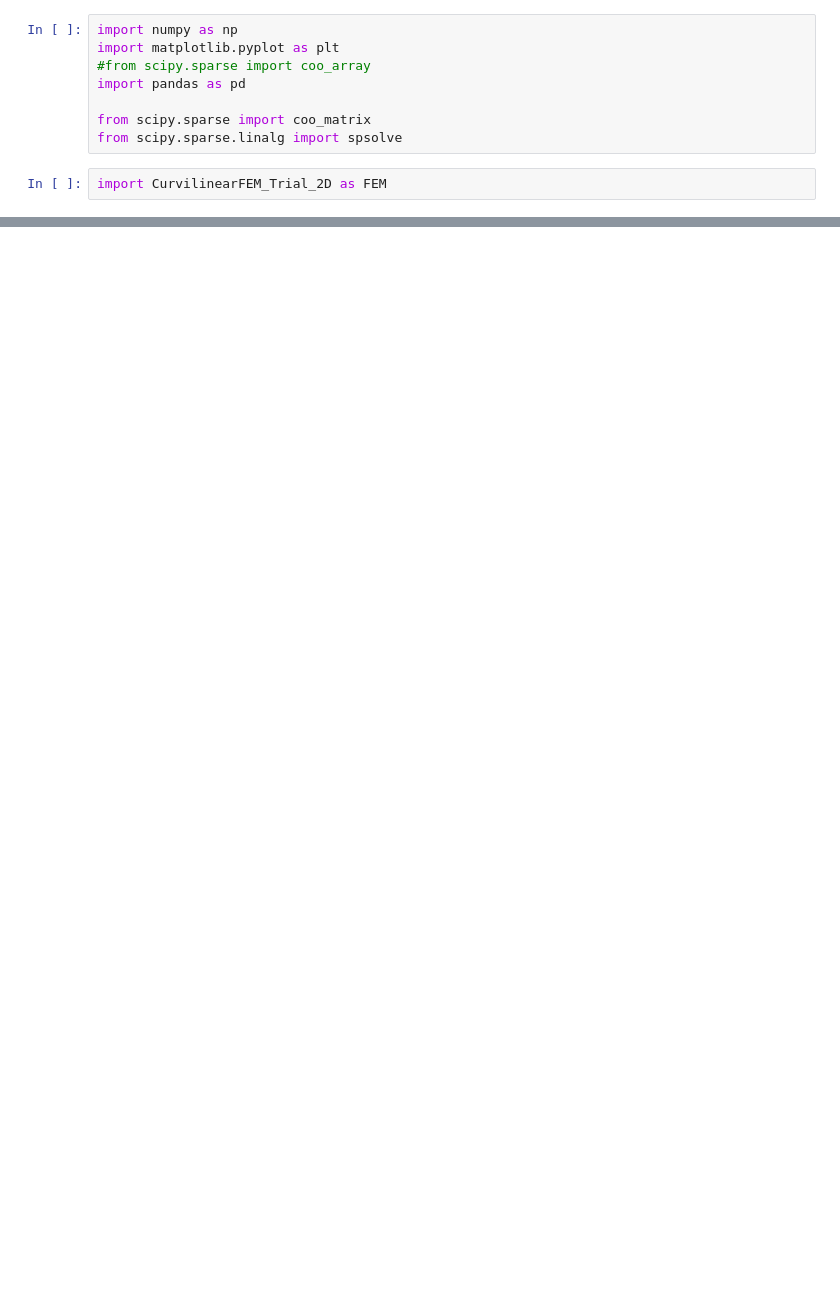
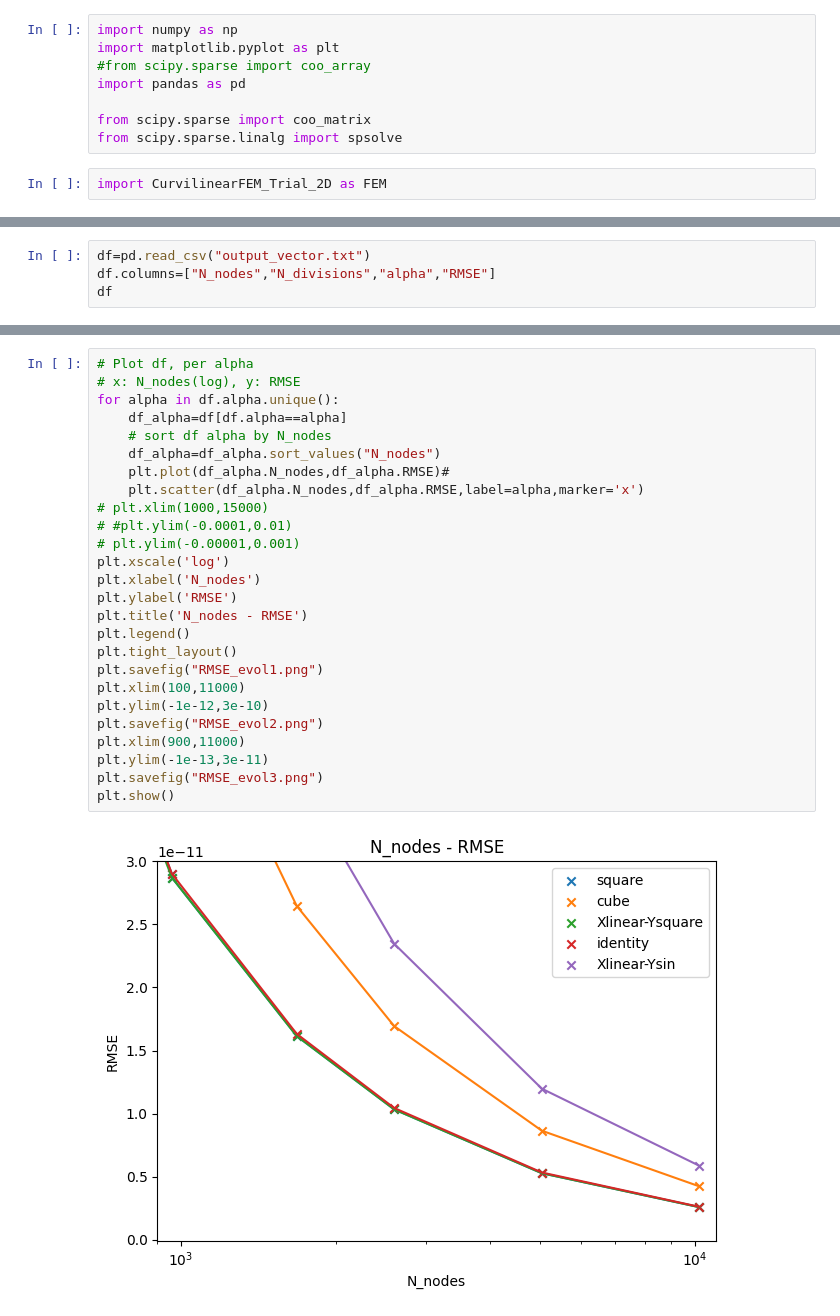
Before and after one commit to IsaAndIna/CurvilinearFEM_master, a Jupyter notebook: trial.ipynb, the cells around one changed output, grey strips where cells are left out. Saved outputs shown, nothing was run; the diff lists cells and outputs as text; blank space fills up the shorter version.

```diff
--- a/trial.ipynb
+++ b/trial.ipynb
@@ -46,0 +61,4 @@ N_divisions=5 N_divisions
+# %%
+df=pd.read_csv("output_vector.txt")
+df.columns=["N_nodes","N_divisions","alpha","RMSE"]
+df
@@ -46,0 +83,28 @@ N_divisions=5 N_divisions
+# %%
+# Plot df, per alpha
+# x: N_nodes(log), y: RMSE
+for alpha in df.alpha.unique():
+    df_alpha=df[df.alpha==alpha]
+    # sort df alpha by N_nodes
+    df_alpha=df_alpha.sort_values("N_nodes")
+    plt.plot(df_alpha.N_nodes,df_alpha.RMSE)#
+    plt.scatter(df_alpha.N_nodes,df_alpha.RMSE,label=alpha,marker='x')
+# plt.xlim(1000,15000)
+# #plt.ylim(-0.0001,0.01)
+# plt.ylim(-0.00001,0.001)
+plt.xscale('log')
+plt.xlabel('N_nodes')
+plt.ylabel('RMSE')
+plt.title('N_nodes - RMSE')
+plt.legend()
+plt.tight_layout()
+plt.savefig("RMSE_evol1.png")
+plt.xlim(100,11000)
+plt.ylim(-1e-12,3e-10)
+plt.savefig("RMSE_evol2.png")
+plt.xlim(900,11000)
+plt.ylim(-1e-13,3e-11)
+plt.savefig("RMSE_evol3.png")
+plt.show()
+# %% [output]
+[figure, added]
```
Also changed, not shown: parts of 2 cells of this notebook, 5 other files.
